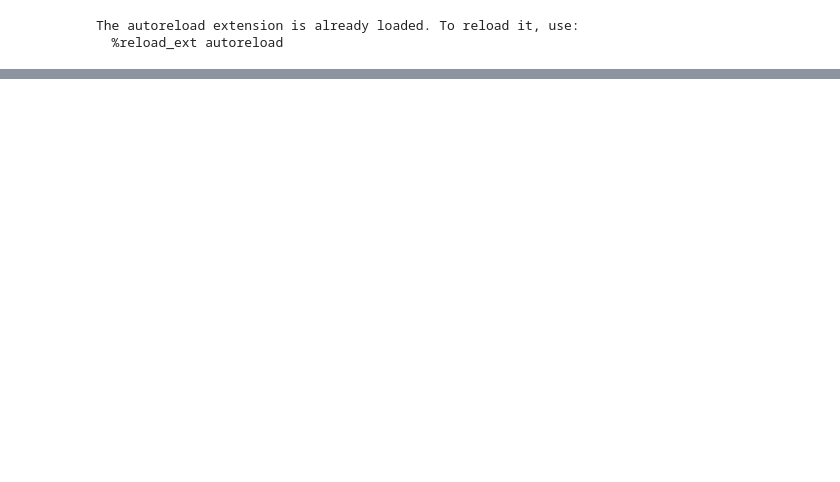
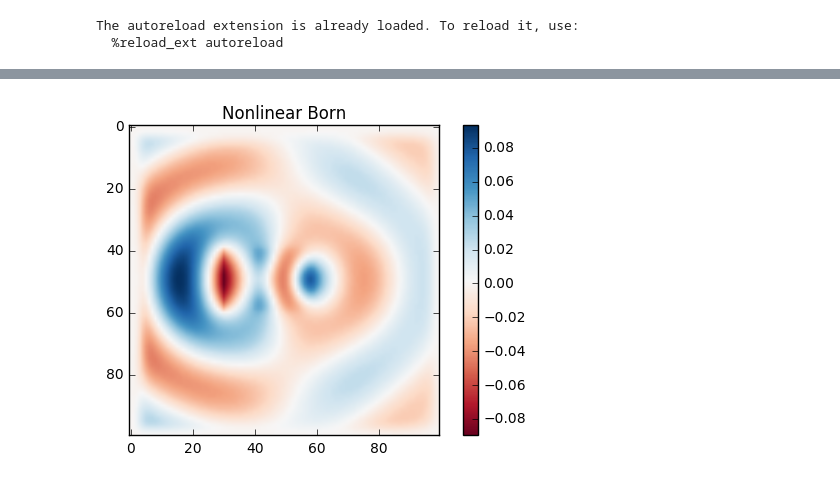
Before and after one commit to fancompute/angler, a Jupyter notebook: Main.ipynb, the cells around one changed output, grey strips where cells are left out. Drawn from its saved outputs; the diff is of its cells as text; code cells hidden in the pictures; blank space fills up the shorter version.

```diff
--- a/Main.ipynb
+++ b/Main.ipynb
@@ -61,2 +61,10 @@ plt.show()
+# %%
+# plot
+plt.imshow(np.real(Ez_nl_B), cmap='RdBu')
+plt.colorbar()
+plt.title('Nonlinear Born')
+plt.show()
+# %% [output]
+[figure, added]
 # %%
 # Do a newton solve for the nonlinear fields
```
Also changed, not shown: parts of 20 cells of this notebook.
